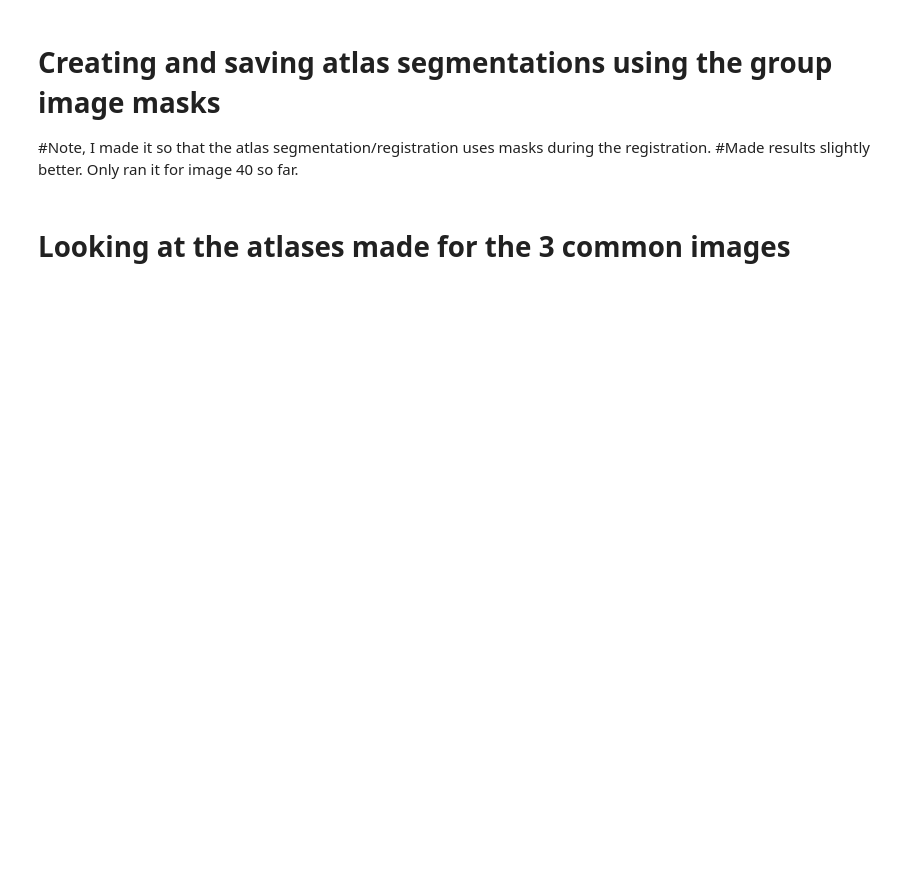
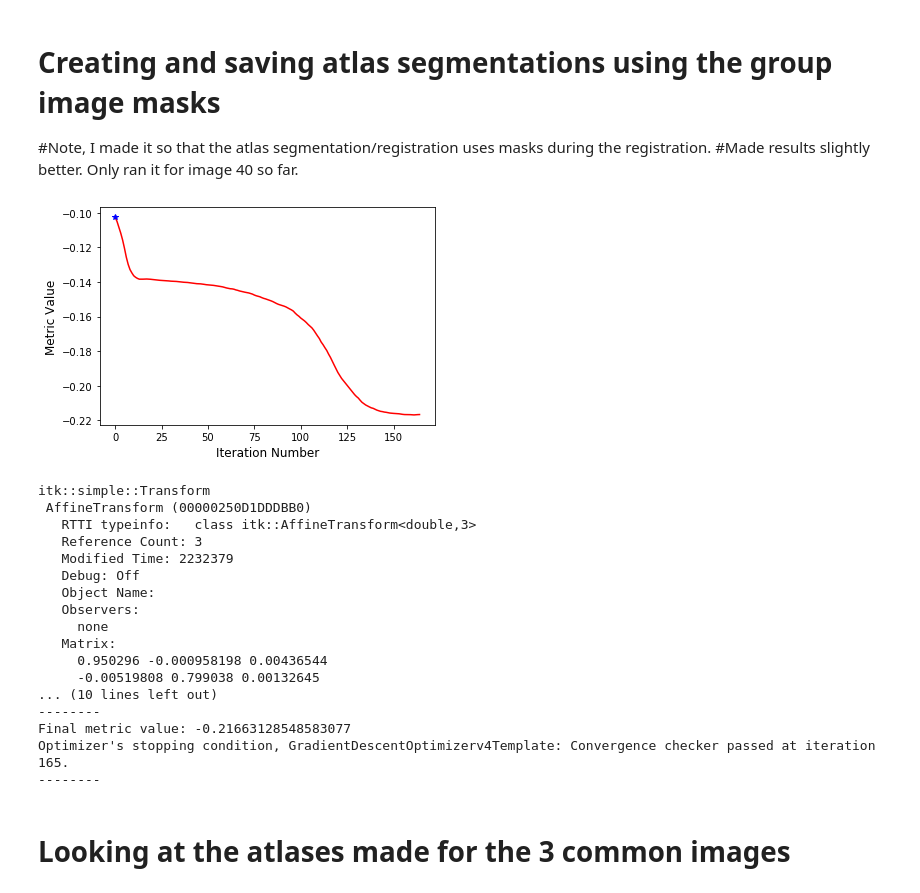
Before and after one commit to KenzaB27/segmentation-of-pelvic-bone, a Jupyter notebook: src/experiments.ipynb, the cells around one changed output. Saved outputs shown, nothing was run; the diff lists cells and outputs as text; code cells hidden in the pictures; blank space fills up the shorter version.

```diff
--- a/src/experiments.ipynb
+++ b/src/experiments.ipynb
@@ -216,6 +270,26 @@ for id in atlas_seg.grp_mask:
 #Made results slightly better. Only ran it for image 40 so far.
 # %%
 cmn_40_seg_saved = atlas_seg.seg_atlas(40)
-np.save("../data/Images/{}_atlas_seg.npy".format(40),cmn_40_seg_saved)
+ut.save_image(sitk.GetImageFromArray(cmn_40_seg_saved), "../data/Atlas_segmentations/{}_atlas_seg.nii".format(40))
+np.save("../data/Atlas_segmentations/{}_atlas_seg.npy".format(40),cmn_40_seg_saved)
+# %% [output]
+[figure, added]
+itk::simple::Transform
+ AffineTransform (00000250D1DDDBB0)
+   RTTI typeinfo:   class itk::AffineTransform<double,3>
+   Reference Count: 3
+   Modified Time: 2232379
+   Debug: Off
+   Object Name:
+   Observers:
+     none
+   Matrix:
+     0.950296 -0.000958198 0.00436544
+     -0.00519808 0.799038 0.00132645
+... (10 lines left out)
+--------
+Final metric value: -0.21663128548583077
+Optimizer's stopping condition, GradientDescentOptimizerv4Template: Convergence checker passed at iteration 165.
+--------
 # %%
 cmn_41_seg_saved = atlas_seg.seg_atlas(41)
```
Also changed, not shown: parts of 12 cells of this notebook, 1 other file.
